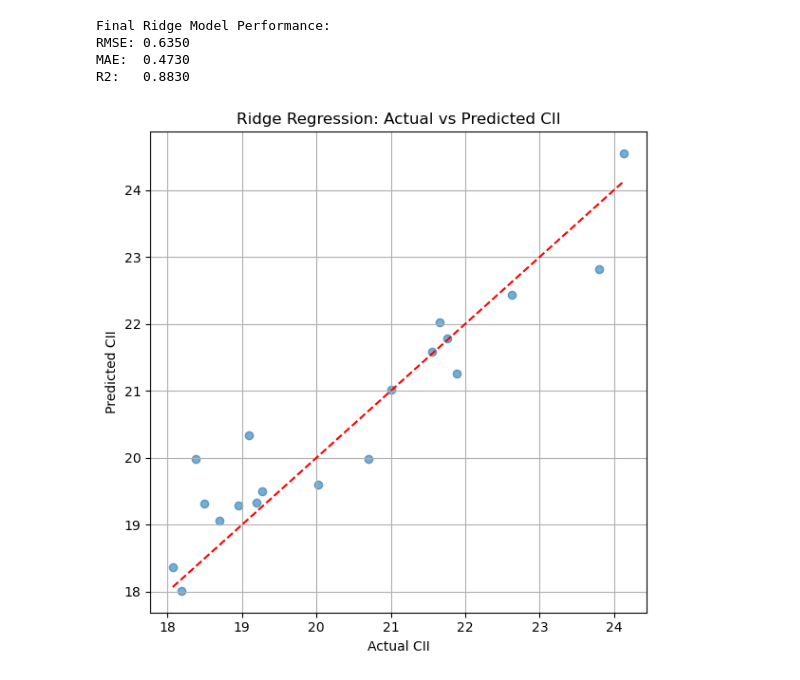
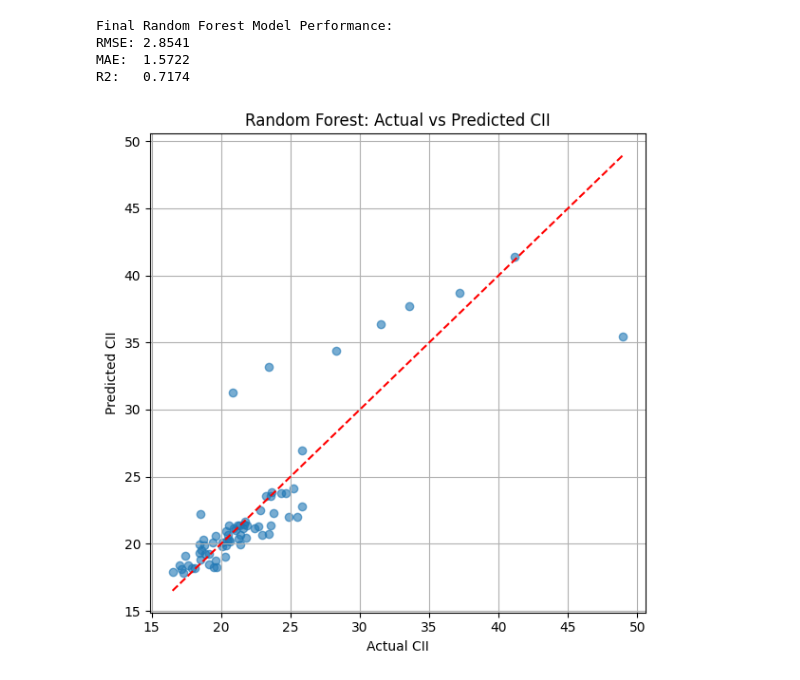
Before and after one commit to SiddKom/cii-prediction, a Jupyter notebook: model.ipynb, the cells around one changed output. Drawn from its saved outputs; the diff is of its cells as text; code cells hidden in the pictures.

```diff
--- a/model.ipynb
+++ b/model.ipynb
@@ -17,5 +17,5 @@ from tabulate import tabulate
 # %%
-df = pd.read_csv("sample_data_3.csv")
+df = pd.read_csv("sample_data_year.csv")
 # %%
 df.head()
 df.isnull().sum()
@@ -35,6 +35,6 @@ Length: 68, dtype: int64
 # %%
 #Ensures pandas recognizes the column as dates/times, not just text. So coverting it to pd datetime frame
-df['Time'] = pd.to_datetime(df['Time'])
+df['Time'] = pd.to_datetime(df['Time'], format='%d-%m-%Y %H:%M')
 df = df.sort_values('Time')
 # %%
 print("Start Time:", df['Time'].min())
@@ -401,36 +429,45 @@ R2 Score             0.8913            0.8930         0.7167  0.8304   0.5316
 # %%
-#Train Final Ridge Model
-ridge_final = Ridge(alpha=1.0)  # Use best alpha from previous tuning
-ridge_final.fit(X_train_scaled, y_train)
-y_pred = ridge_final.predict(X_test_scaled)
+# Train Final Random Forest Model
+rf_final = RandomForestRegressor(
+    n_estimators=100,         # or any best param from your tuning
+    max_depth=None,           # or a specific depth if tuned
+    random_state=42
+)
+
+rf_final.fit(X_train_scaled, y_train)
+
+# Predict on test set
+y_pred = rf_final.predict(X_test_scaled)
+
+# Predict on full dataset (for saving predictions or visualization)
 full_scaled = scaler.transform(daily_df[features])  # reuse the same scaler used during training
-daily_df['Predicted_CII'] = ridge_final.predict(full_scaled)
+daily_df['Predicted_CII'] = rf_final.predict(full_scaled)
 # %%
-#Evaluation/verification
+# Evaluation / Verification
 rmse = np.sqrt(mean_squared_error(y_test, y_pred))
 mae = mean_absolute_error(y_test, y_pred)
 r2 = r2_score(y_test, y_pred)
 
-print("Final Ridge Model Performance:")
+print("Final Random Forest Model Performance:")
 print(f"RMSE: {rmse:.4f}")
 print(f"MAE:  {mae:.4f}")
 print(f"R2:   {r2:.4f}")
 # %% [output]
-Final Ridge Model Performance:
-RMSE: 0.6350
-MAE:  0.4730
-R2:   0.8830
+Final Random Forest Model Performance:
+RMSE: 2.8541
+MAE:  1.5722
+R2:   0.7174
 # %%
-#Actual vs Predicted Plot
+# Actual vs Predicted Plot
 plt.figure(figsize=(6,6))
 plt.scatter(y_test, y_pred, alpha=0.6)
 plt.plot([y_test.min(), y_test.max()], [y_test.min(), y_test.max()], 'r--')
 plt.xlabel("Actual CII")
 plt.ylabel("Predicted CII")
-plt.title("Ridge Regression: Actual vs Predicted CII")
+plt.title("Random Forest: Actual vs Predicted CII")
 plt.grid(True)
 plt.tight_layout()
 plt.show()
 # %% [output]
-[figure, old version]
+[figure, new version]
 # %%
```
Also changed, not shown: parts of 18 cells of this notebook, 28 other files.
